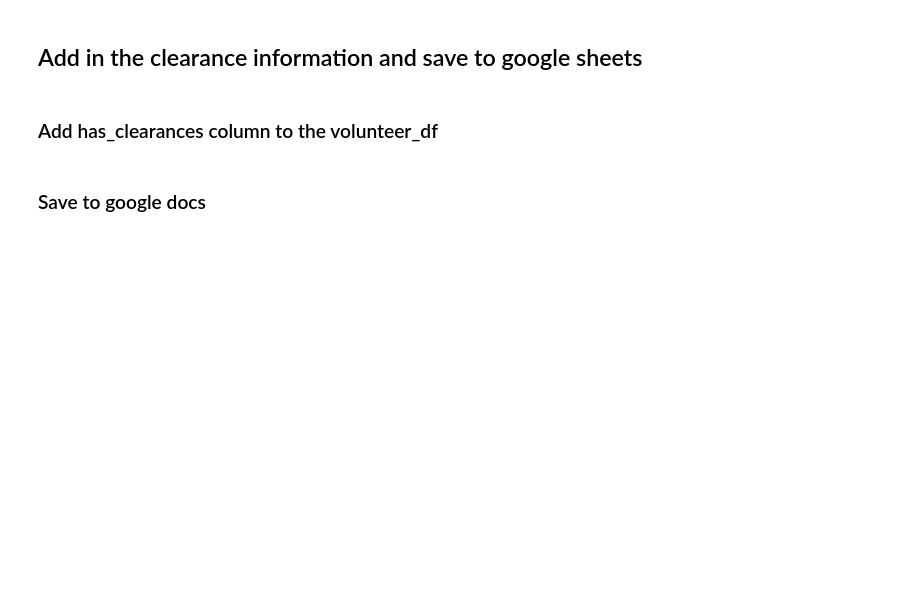
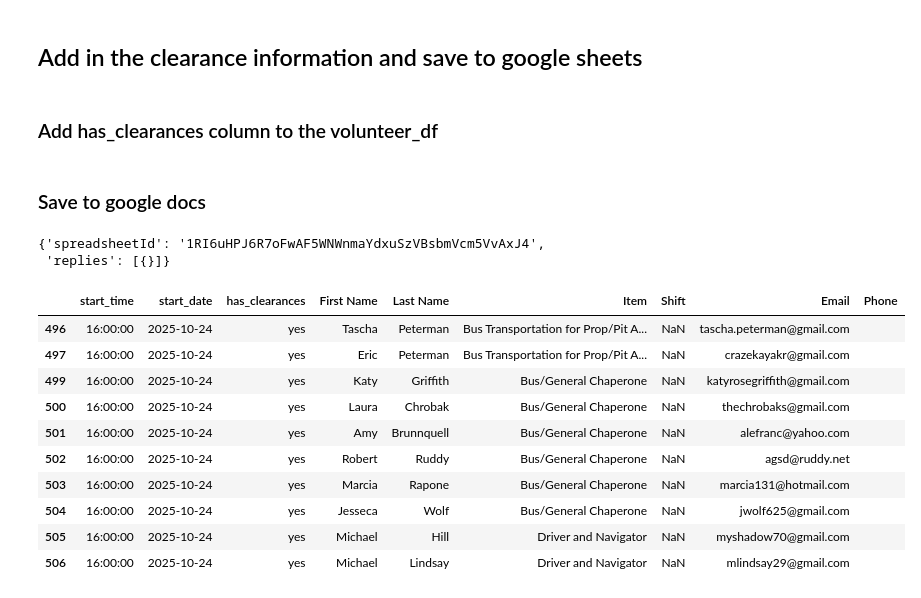
Before and after one commit to bobruddy/agimba, a Jupyter notebook: generate_event_report.ipynb, the cells around one changed output. Saved outputs shown, nothing was run; the diff lists cells and outputs as text; code cells hidden in the pictures; blank space fills up the shorter version.

```diff
--- a/generate_event_report.ipynb
+++ b/generate_event_report.ipynb
@@ -234,5 +274,23 @@ col_order = [
 
 ]
 save_df = volunteer_df.drop(columns=["full_name", "Location", "Sign Up", "signup_timestamp", "Item Comment"])[col_order]
-set_with_dataframe(sheet_status, save_df.sort_values(by=["start_date","Last Name", "First Name", "Shift", "Item"], ascending=True).reset_index(drop=True), row=1, col=1)
+set_with_dataframe(sheet_status, save_df.sort_values(by=["start_date", "Shift", "Item", "start_time", "Last Name", "First Name"], ascending=True).reset_index(drop=True), row=1, col=1)
 sheet_status.resize(rows=len(save_df)+1, cols=len(save_df.columns))
+# %% [output]
+{'spreadsheetId': '1RI6uHPJ6R7oFwAF5WNWnmaYdxuSzVBsbmVcm5VvAxJ4',
+ 'replies': [{}]}
+# %%
+save_df[
+    save_df["start_date"].astype(str).str.contains("2025-10-24", na=False)]
+# %% [output]
+|  | start_time | start_date | has_clearances | First Name | Last Name | Item | Shift | Email | Phone |
+| 496 | 16:00:00 | 2025-10-24 | yes | Tascha | Peterman | Bus Transportation for Prop/Pit A... | NaN | tascha.peterman@gmail.com |  |
+| 497 | 16:00:00 | 2025-10-24 | yes | Eric | Peterman | Bus Transportation for Prop/Pit A... | NaN | crazekayakr@gmail.com |  |
+| 499 | 16:00:00 | 2025-10-24 | yes | Katy | Griffith | Bus/General Chaperone | NaN | katyrosegriffith@gmail.com |  |
+| 500 | 16:00:00 | 2025-10-24 | yes | Laura | Chrobak | Bus/General Chaperone | NaN | thechrobaks@gmail.com |  |
+| 501 | 16:00:00 | 2025-10-24 | yes | Amy | Brunnquell | Bus/General Chaperone | NaN | alefranc@yahoo.com |  |
+| 502 | 16:00:00 | 2025-10-24 | yes | Robert | Ruddy | Bus/General Chaperone | NaN | agsd@ruddy.net |  |
+| 503 | 16:00:00 | 2025-10-24 | yes | Marcia | Rapone | Bus/General Chaperone | NaN | marcia131@hotmail.com |  |
+| 504 | 16:00:00 | 2025-10-24 | yes | Jesseca | Wolf | Bus/General Chaperone | NaN | jwolf625@gmail.com |  |
+| 505 | 16:00:00 | 2025-10-24 | yes | Michael | Hill | Driver and Navigator | NaN | myshadow70@gmail.com |  |
+| 506 | 16:00:00 | 2025-10-24 | yes | Michael | Lindsay | Driver and Navigator | NaN | mlindsay29@gmail.com |  |
```
Also changed, not shown: parts of 9 cells of this notebook, 7 other files.
